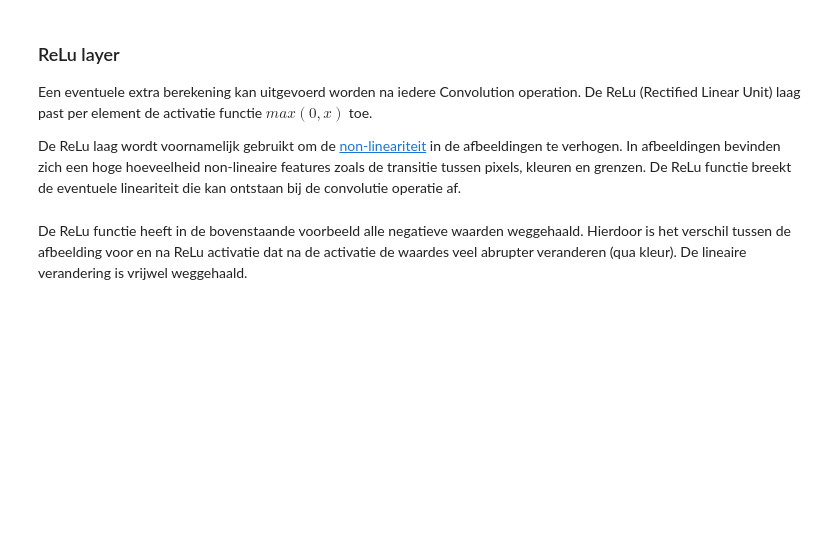
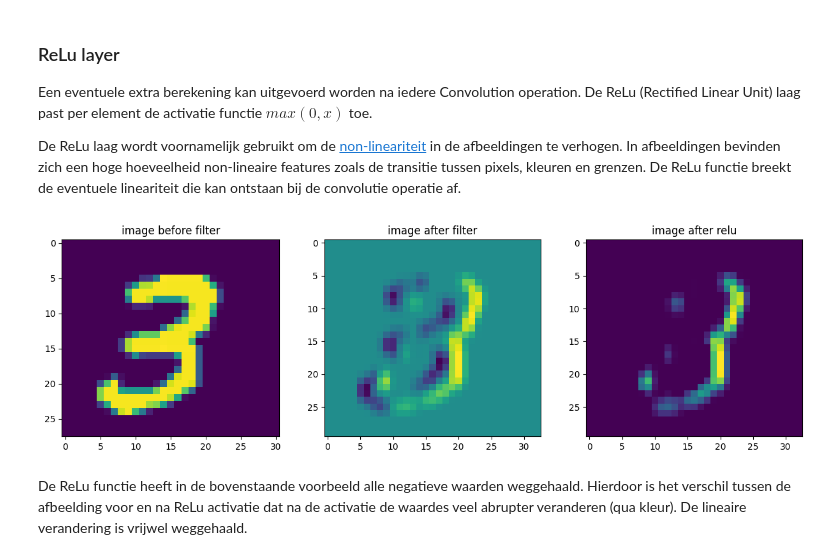
Before and after one commit to DvnGBulletZz/Computer_Vision_Kenan, a Jupyter notebook: module6/2-CNN-layers_explained.ipynb, the cells around one changed output. Saved outputs shown, nothing was run; the diff lists cells and outputs as text; code cells hidden in the pictures; blank space fills up the shorter version.

```diff
--- a/module6/2-CNN-layers_explained.ipynb
+++ b/module6/2-CNN-layers_explained.ipynb
@@ -180,24 +206,28 @@ De ReLu laag wordt voornamelijk gebruikt om de [non-lineariteit](https://www.inv
 # %%
 #ReLu function
 def relu(X):
     # TODO schrijf de ReLu functie
+
+    return np.maximum(0.0,X)
 
 
 # plot the filters
 fig, axs = plt.subplots(1, 3, figsize=(15, 4))
 
 axs[0].imshow(image_to_filter)
 axs[0].set_title("image before filter")
 
 filtered_img = convolve2d(image_to_filter, gx_sobel)
 
 axs[1].imshow(filtered_img)
 axs[1].set_title("image after filter")
 
 axs[2].imshow(relu(filtered_img))
 axs[2].set_title("image after relu")
 
 plt.show()
+# %% [output]
+[figure, added]
 # %% [markdown]
 De ReLu functie heeft in de bovenstaande voorbeeld alle negatieve waarden weggehaald. Hierdoor is het verschil tussen de afbeelding voor en na ReLu activatie dat na de activatie de waardes veel abrupter veranderen (qua kleur). De lineaire verandering is vrijwel weggehaald.
 # %% [markdown]
```
Also changed, not shown: parts of 14 cells of this notebook, 16 other files.
